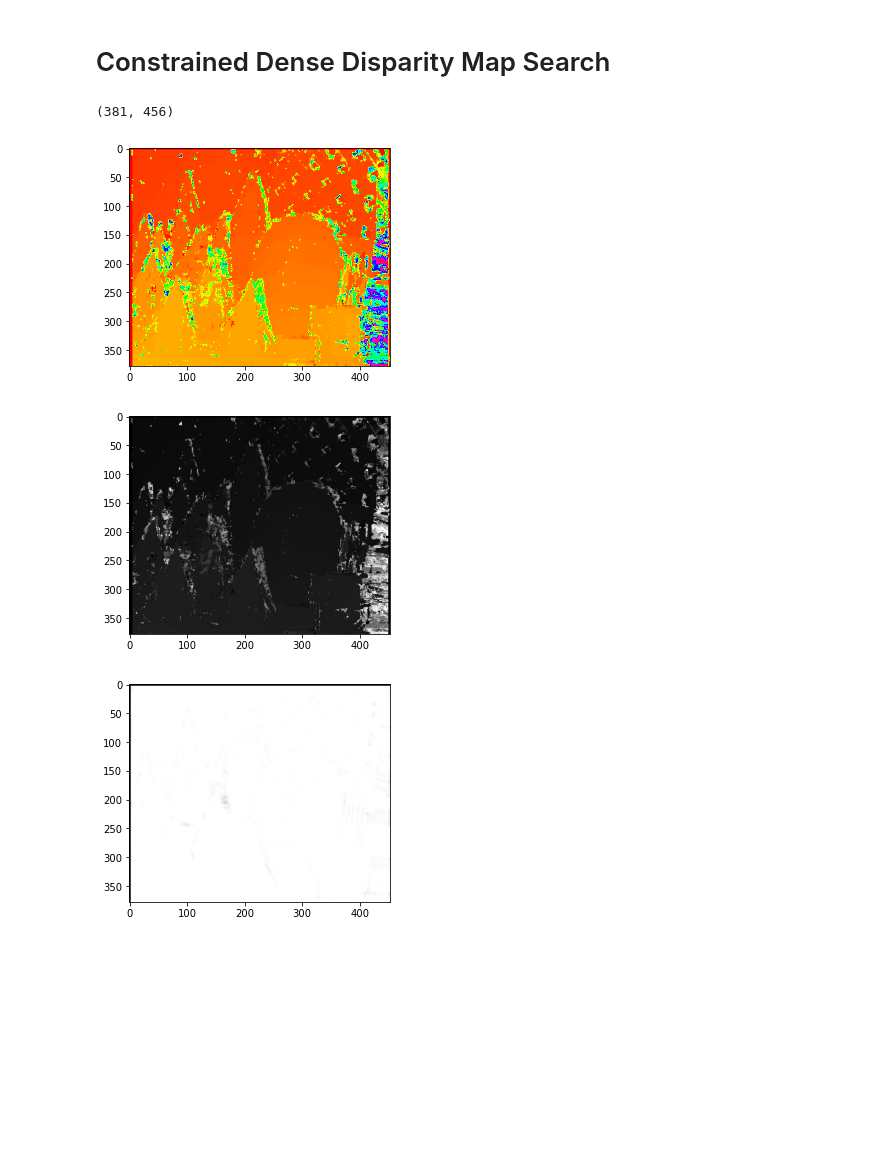
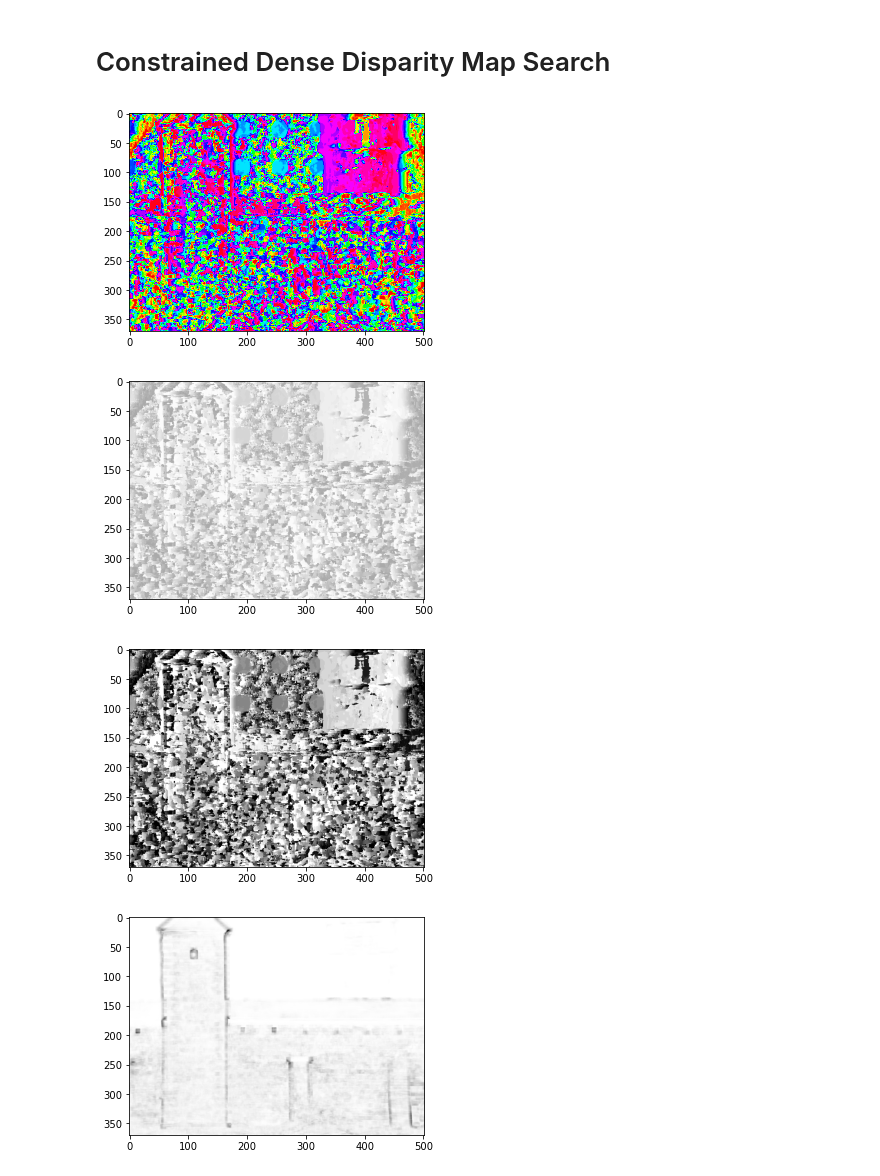
Before and after one commit to Tsmorz/computer-vision, a Jupyter notebook: Project 3/StereoVision.ipynb, the cells around one changed output. Drawn from its saved outputs; the diff is of its cells as text; code cells hidden in the pictures; blank space fills up the shorter version.

```diff
--- a/Project 3/StereoVision.ipynb
+++ b/Project 3/StereoVision.ipynb
@@ -219,20 +219,21 @@ def patch2patch(im1,im2,corners1,corners2,width,num_matches):
 # %%
 # Load image1
 file = 'Cones_im2.jpg'
-#file = 'cast-left-1.jpg'
+file = 'cast-left-1.jpg'
 image1 = Image.open(file)
 # Convert to grayscale
 gray1 = rgb2gray(image1)
 
 # Load image2
 file = 'Cones_im6.jpg'
-#file = 'cast-right.jpg'
+file = 'cast-right.jpg'
 image2 = Image.open(file)
 # Convert to grayscale
 gray2 = rgb2gray(image2)
 
 plt.imshow(image1)
 plt.figure()
-plt.imshow(image2)
+plt.imshow(image1)
+plt.imshow(image2,alpha=0.5)
 # %% [output]
 <matplotlib.image.AxesImage at 0x...>
@@ -339,32 +340,31 @@ def disparityMapAll(left,right,width):
     return denseMap, accuracyMap
 
 
-dis_range = [10, 55]
-dis_range = [0, 450]
+dis_range = [40, 60]
+#dis_range = [0, 450]
 width = 7
-#maps = disparityMap(gray1,gray2,width,dis_range)
-maps2 = disparityMapAll(gray1,gray2,width)
+maps = disparityMap(gray1,gray2,width,dis_range)
+#maps2 = disparityMapAll(gray1,gray2,width)
-# %% [output]
-(381, 456)
 # %%
-ncc = maps2[1]
-#ncc = ncc[width:-width, width:-width-dis_range[1]]
+ncc = maps[1]
+ncc = ncc[width:-width, width:-width-dis_range[1]]
 
-dense = maps2[0]
-#dense = dense[width:-width, width:-width-dis_range[1]]
+dense = maps[0]
+dense = dense[width:-width, width:-width-dis_range[1]]
 
 plt.figure()
 plt.imshow(dense,cmap='hsv')
-plt.savefig('hsv7all.png', dpi=200, bbox_inches='tight', pad_inches=0)
+plt.savefig('Casthsv7.png', dpi=200, bbox_inches='tight', pad_inches=0)
 
 plt.figure()
 plt.imshow(dense,cmap='gray', vmin=np.amin(dense), vmax=np.amax(dense))
-plt.savefig('gray7all.png', dpi=200, bbox_inches='tight', pad_inches=0)
+plt.savefig('Castgray7.png', dpi=200, bbox_inches='tight', pad_inches=0)
 
 plt.figure()
 plt.imshow(ncc,cmap='gray', vmin=np.amin(ncc), vmax=np.amax(ncc))
-plt.savefig('NCCaccuracy7all.png', dpi=200, bbox_inches='tight', pad_inches=0)
+plt.savefig('CastNCCaccuracy7.png', dpi=200, bbox_inches='tight', pad_inches=0)
 # %% [output]
-[figure, old version]
+[figure, new version]
-[figure, old version]
+[figure, new version]
-[figure, old version]
+[figure, new version]
+[figure, added]
```
Also changed, not shown: parts of 3 cells of this notebook, 3 other files.
